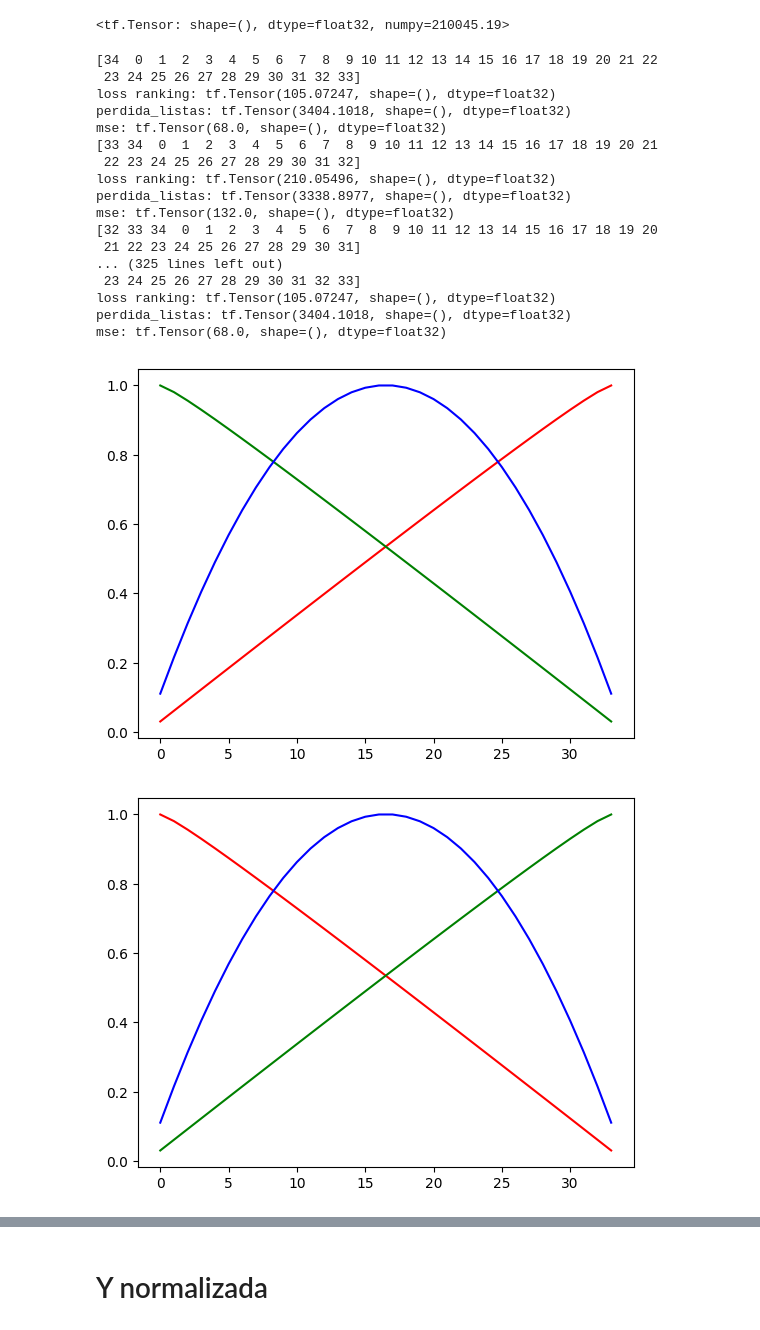
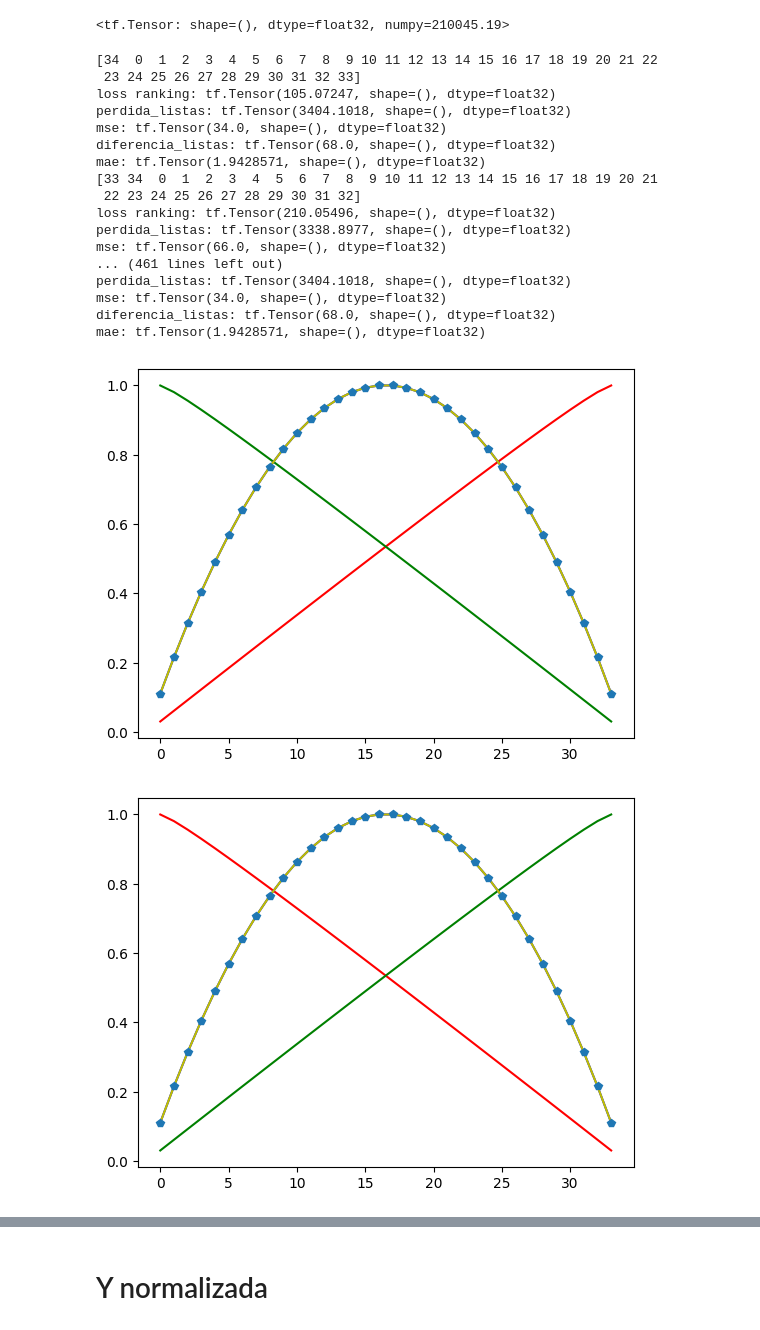
Before and after one commit to tintenderete/TFM, a Jupyter notebook: C_funcion_perdida_1.ipynb, the cells around one changed output, grey strips where cells are left out. Cells and saved outputs as stored; diff of their text form; code cells hidden in the pictures.

```diff
--- a/C_funcion_perdida_1.ipynb
+++ b/C_funcion_perdida_1.ipynb
@@ -261,6 +261,8 @@ ranking = np.arange(35)
 loss_loss_ranking = []
 loss_perdida_listas = []
 loss_mse = []
+loss_diferencia_listas = []
+loss_mae = []
 
 for i in range(len(ranking)-1) :
   #pred_ranking = np.roll(ranking, -i-1)
@@ -275,61 +277,84 @@ for i in range(len(ranking)-1) :
   loss = mse(ranking, pred_ranking )
   loss_mse.append(loss)
   print("mse: " + str(loss))
+  loss = diferencia_listas(ranking, pred_ranking )
+  loss_diferencia_listas.append(loss)
+  print("diferencia_listas: " + str(loss))
+  loss = mae(ranking, pred_ranking )
+  loss_mae.append(loss)
+  print("mae: " + str(loss))
 
 loss_loss_ranking = np.array(loss_loss_ranking)
 loss_perdida_listas = np.array(loss_perdida_listas)
 loss_mse = np.array(loss_mse)
+loss_diferencia_listas = np.array(loss_diferencia_listas)
+loss_mae = np.array(loss_mae)
+
 
 plt.figure()
 plt.plot(loss_loss_ranking / loss_loss_ranking.max(), 'r');
 plt.plot(loss_perdida_listas / loss_perdida_listas.max(), 'g');
 plt.plot(loss_mse / loss_mse.max(), 'b');
+plt.plot(loss_diferencia_listas / loss_diferencia_listas.max(), 'y');
+plt.plot(loss_mae / loss_mae.max(), 'p');
 
 print("---------------------")
 
 loss_loss_ranking = []
 loss_perdida_listas = []
 loss_mse = []
+loss_diferencia_listas = []
+loss_mae = []
 
 for i in range(len(ranking)-1):
   pred_ranking = np.roll(ranking, -i-1)
   #pred_ranking = np.roll(ranking, i+1)
   print(pred_ranking)
   loss = loss_ranking(ranking, pred_ranking )
   loss_loss_ranking.append(loss)
   print("loss ranking: " + str(loss))
   loss = perdida_listas(ranking, pred_ranking )
   loss_perdida_listas.append(loss)
   print("perdida_listas: " + str(loss))
   loss = mse(ranking, pred_ranking )
   loss_mse.append(loss)
   print("mse: " + str(loss))
+  loss = diferencia_listas(ranking, pred_ranking )
+  loss_diferencia_listas.append(loss)
+  print("diferencia_listas: " + str(loss))
+  loss = mae(ranking, pred_ranking )
+  loss_mae.append(loss)
+  print("mae: " + str(loss))
 
 plt.figure()
 loss_loss_ranking = np.array(loss_loss_ranking)
 loss_perdida_listas = np.array(loss_perdida_listas)
 loss_mse = np.array(loss_mse)
+loss_diferencia_listas = np.array(loss_diferencia_listas)
+loss_mae = np.array(loss_mae)
 
 plt.plot(loss_loss_ranking / loss_loss_ranking.max(), 'r');
 plt.plot(loss_perdida_listas / loss_perdida_listas.max(), 'g');
 plt.plot(loss_mse / loss_mse.max(), 'b');
+plt.plot(loss_diferencia_listas / loss_diferencia_listas.max(), 'y');
+plt.plot(loss_mae / loss_mae.max(), 'p');
 # %% [output]
 [34  0  1  2  3  4  5  6  7  8  9 10 11 12 13 14 15 16 17 18 19 20 21 22
  23 24 25 26 27 28 29 30 31 32 33]
 loss ranking: tf.Tensor(105.07247, shape=(), dtype=float32)
 perdida_listas: tf.Tensor(3404.1018, shape=(), dtype=float32)
-mse: tf.Tensor(68.0, shape=(), dtype=float32)
+mse: tf.Tensor(34.0, shape=(), dtype=float32)
+diferencia_listas: tf.Tensor(68.0, shape=(), dtype=float32)
+mae: tf.Tensor(1.9428571, shape=(), dtype=float32)
 [33 34  0  1  2  3  4  5  6  7  8  9 10 11 12 13 14 15 16 17 18 19 20 21
  22 23 24 25 26 27 28 29 30 31 32]
 loss ranking: tf.Tensor(210.05496, shape=(), dtype=float32)
 perdida_listas: tf.Tensor(3338.8977, shape=(), dtype=float32)
-mse: tf.Tensor(132.0, shape=(), dtype=float32)
-[32 33 34  0  1  2  3  4  5  6  7  8  9 10 11 12 13 14 15 16 17 18 19 20
- 21 22 23 24 25 26 27 28 29 30 31]
-... (325 lines left out)
- 23 24 25 26 27 28 29 30 31 32 33]
-loss ranking: tf.Tensor(105.07247, shape=(), dtype=float32)
+mse: tf.Tensor(66.0, shape=(), dtype=float32)
+... (461 lines left out)
 perdida_listas: tf.Tensor(3404.1018, shape=(), dtype=float32)
-mse: tf.Tensor(68.0, shape=(), dtype=float32)
+mse: tf.Tensor(34.0, shape=(), dtype=float32)
+diferencia_listas: tf.Tensor(68.0, shape=(), dtype=float32)
+mae: tf.Tensor(1.9428571, shape=(), dtype=float32)
-[figure, old version]
+[figure, new version]
-[figure, old version]
+[figure, new version]
```
Also changed, not shown: parts of 5 cells of this notebook.
